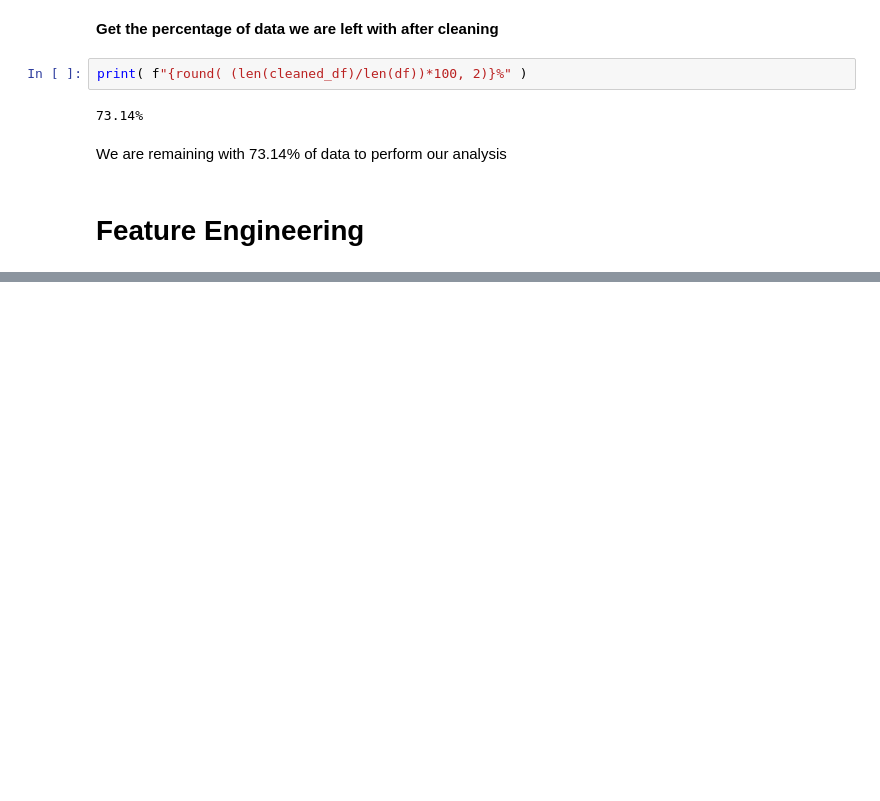
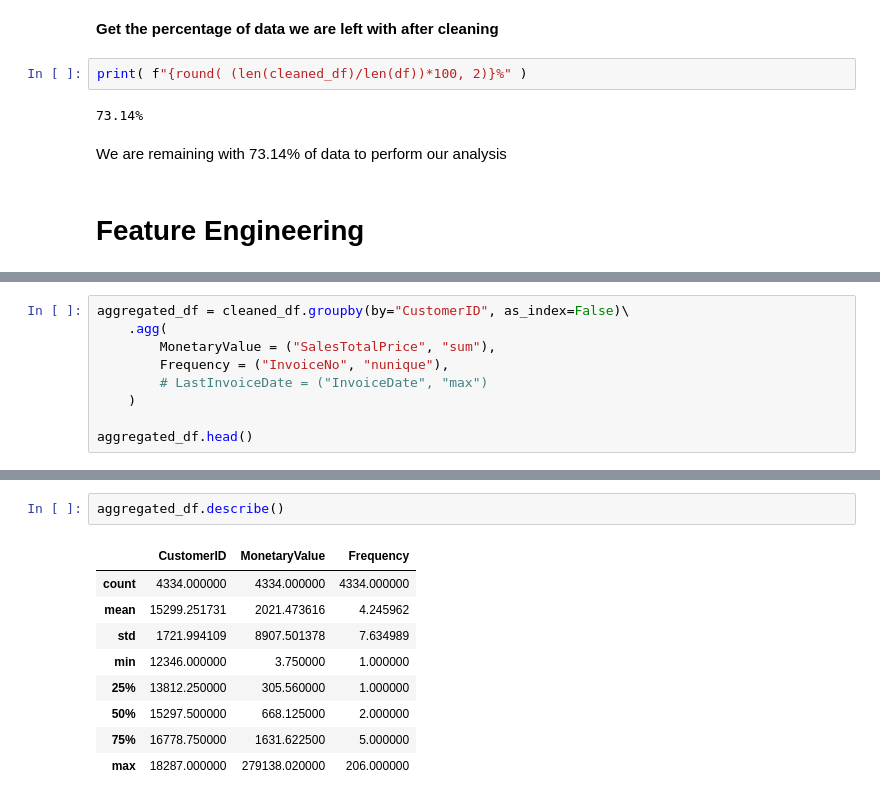
Before and after one commit to kamahTek/Machine-Learning, a Jupyter notebook: Unsupervised-Learning/Clustering/Online-Retail/index.ipynb, the cells around one changed output, grey strips where cells are left out. Cells and saved outputs as stored; diff of their text form; blank space fills up the shorter version.

```diff
--- a/Unsupervised-Learning/Clustering/Online-Retail/index.ipynb
+++ b/Unsupervised-Learning/Clustering/Online-Retail/index.ipynb
@@ -347,0 +371,9 @@ We are remaining with 73.14% of data to perform our analysis
+# %%
+aggregated_df = cleaned_df.groupby(by="CustomerID", as_index=False)\
+    .agg(
+        MonetaryValue = ("SalesTotalPrice", "sum"),
+        Frequency = ("InvoiceNo", "nunique"),
+        # LastInvoiceDate = ("InvoiceDate", "max")
+    )
+
+aggregated_df.head()
@@ -347,0 +387,12 @@ We are remaining with 73.14% of data to perform our analysis
+# %%
+aggregated_df.describe()
+# %% [output]
+|  | CustomerID | MonetaryValue | Frequency |
+| count | 4334.000000 | 4334.000000 | 4334.000000 |
+| mean | 15299.251731 | 2021.473616 | 4.245962 |
+| std | 1721.994109 | 8907.501378 | 7.634989 |
+| min | 12346.000000 | 3.750000 | 1.000000 |
+| 25% | 13812.250000 | 305.560000 | 1.000000 |
+| 50% | 15297.500000 | 668.125000 | 2.000000 |
+| 75% | 16778.750000 | 1631.622500 | 5.000000 |
+| max | 18287.000000 | 279138.020000 | 206.000000 |
```
Also changed, not shown: parts of 2 cells of this notebook.
